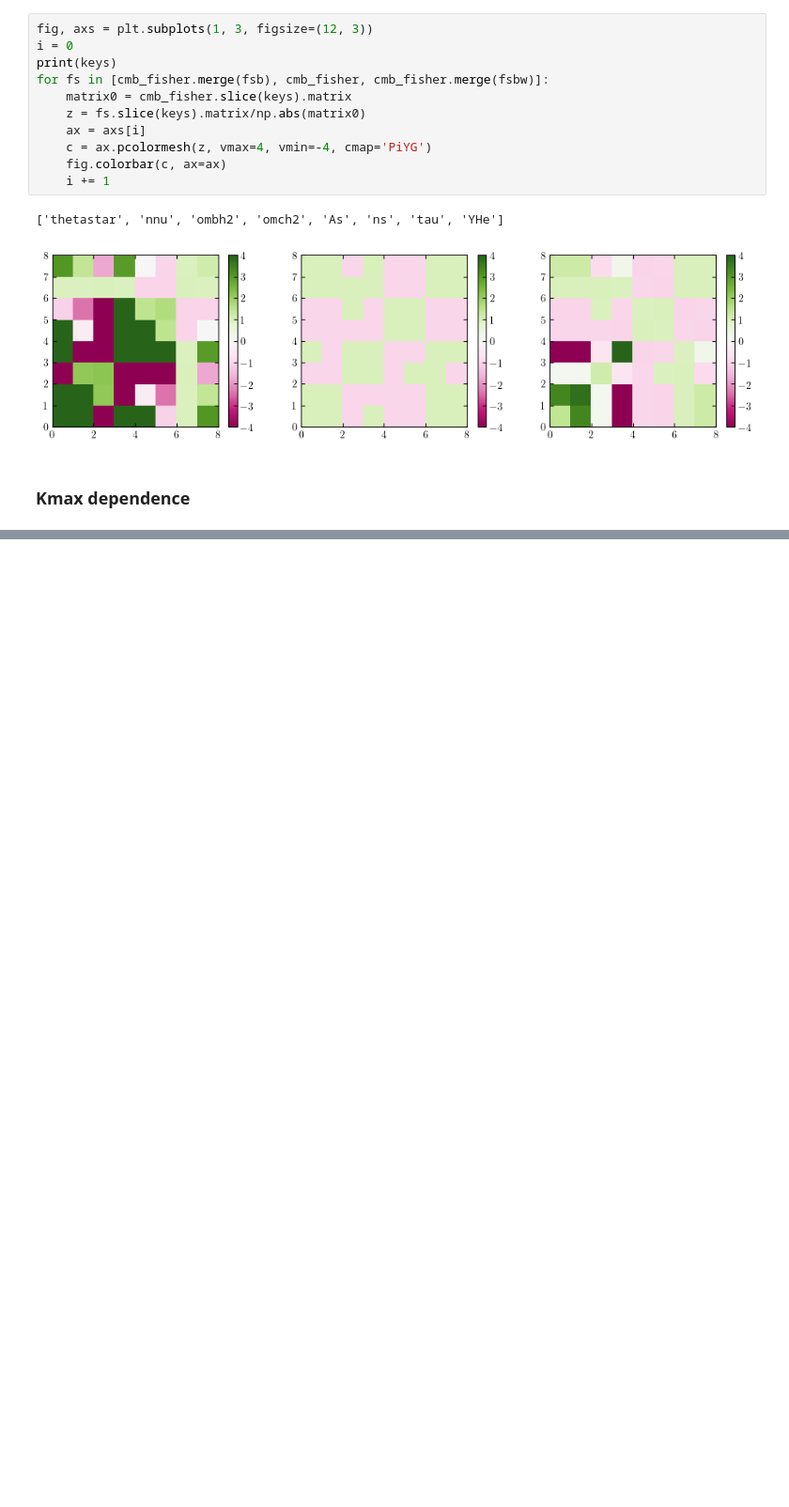
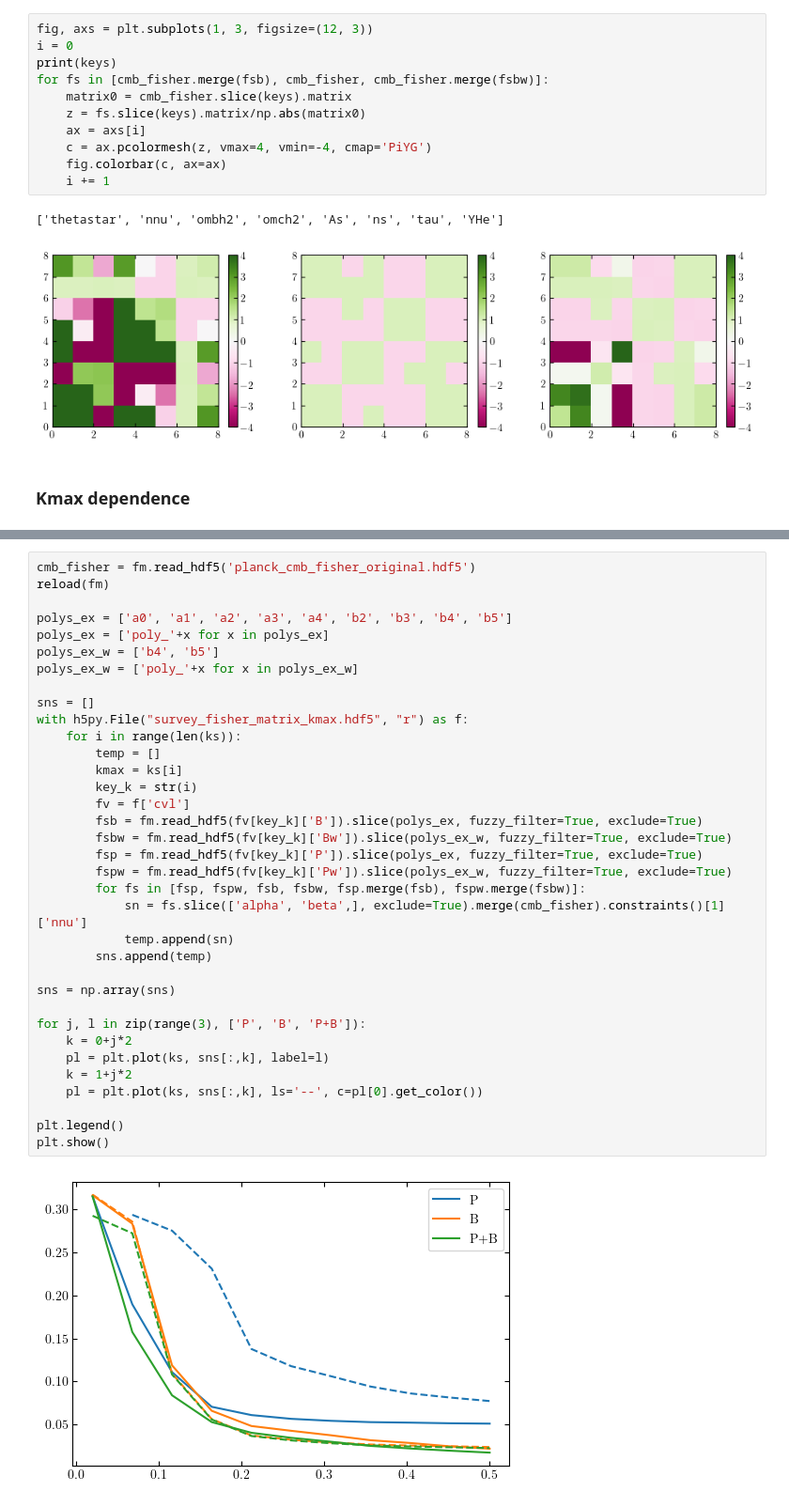
Before and after one commit to yanlongastro/galaxy_survey, a Jupyter notebook: galaxy_survey.ipynb, the cells around one changed output, grey strips where cells are left out. Shown at 94% size. Cells and saved outputs as stored; diff of their text form; blank space fills up the shorter version.

```diff
--- a/galaxy_survey.ipynb
+++ b/galaxy_survey.ipynb
@@ -1007 +1082,38 @@ boss    +w + +w + +w + +w + +w + +w + +w + +w + +w + +w + +w +
+# %%
+cmb_fisher = fm.read_hdf5('planck_cmb_fisher_original.hdf5')
+reload(fm)
+
+polys_ex = ['a0', 'a1', 'a2', 'a3', 'a4', 'b2', 'b3', 'b4', 'b5']
+polys_ex = ['poly_'+x for x in polys_ex]
+polys_ex_w = ['b4', 'b5']
+polys_ex_w = ['poly_'+x for x in polys_ex_w]
+
+sns = []
+with h5py.File("survey_fisher_matrix_kmax.hdf5", "r") as f:
+    for i in range(len(ks)):
+        temp = []
+        kmax = ks[i]
+        key_k = str(i)
+        fv = f['cvl']
+        fsb = fm.read_hdf5(fv[key_k]['B']).slice(polys_ex, fuzzy_filter=True, exclude=True)
+        fsbw = fm.read_hdf5(fv[key_k]['Bw']).slice(polys_ex_w, fuzzy_filter=True, exclude=True)
+        fsp = fm.read_hdf5(fv[key_k]['P']).slice(polys_ex, fuzzy_filter=True, exclude=True)
+        fspw = fm.read_hdf5(fv[key_k]['Pw']).slice(polys_ex_w, fuzzy_filter=True, exclude=True)
+        for fs in [fsp, fspw, fsb, fsbw, fsp.merge(fsb), fspw.merge(fsbw)]:
+            sn = fs.slice(['alpha', 'beta',], exclude=True).merge(cmb_fisher).constraints()[1]['nnu']
+            temp.append(sn)
+        sns.append(temp)
+
+sns = np.array(sns)
+
+for j, l in zip(range(3), ['P', 'B', 'P+B']):
+    k = 0+j*2
+    pl = plt.plot(ks, sns[:,k], label=l)
+    k = 1+j*2
+    pl = plt.plot(ks, sns[:,k], ls='--', c=pl[0].get_color())
+
+plt.legend()
+plt.show()
+# %% [output]
+[figure, added]
 # %%
```
Also changed, not shown: parts of 20 cells of this notebook, 3 other files.
